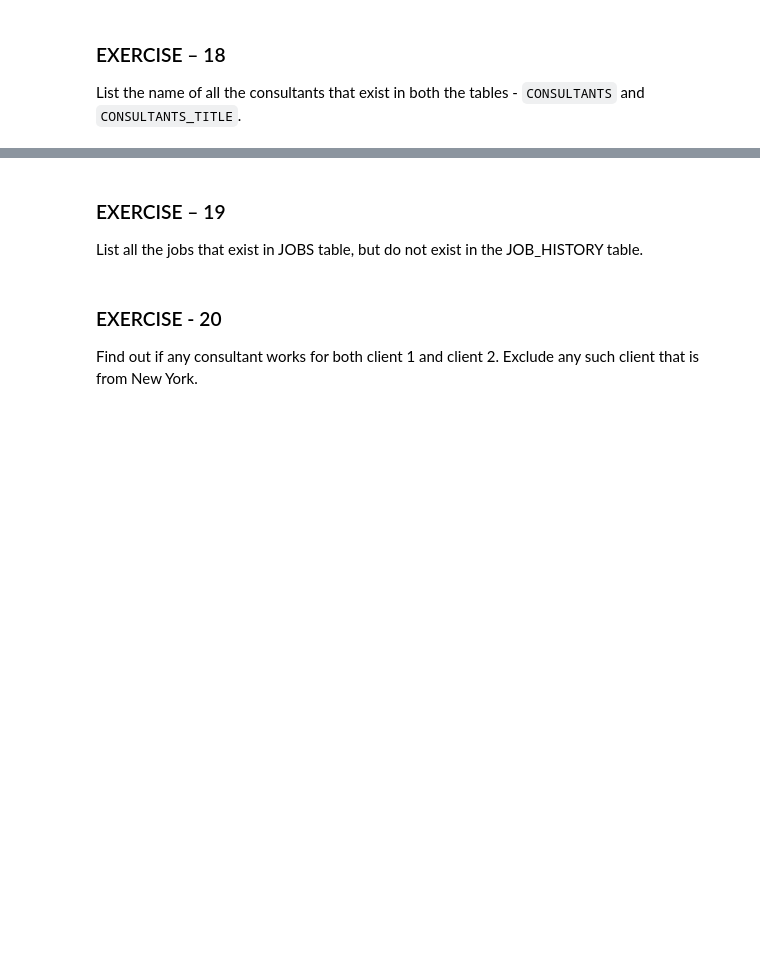
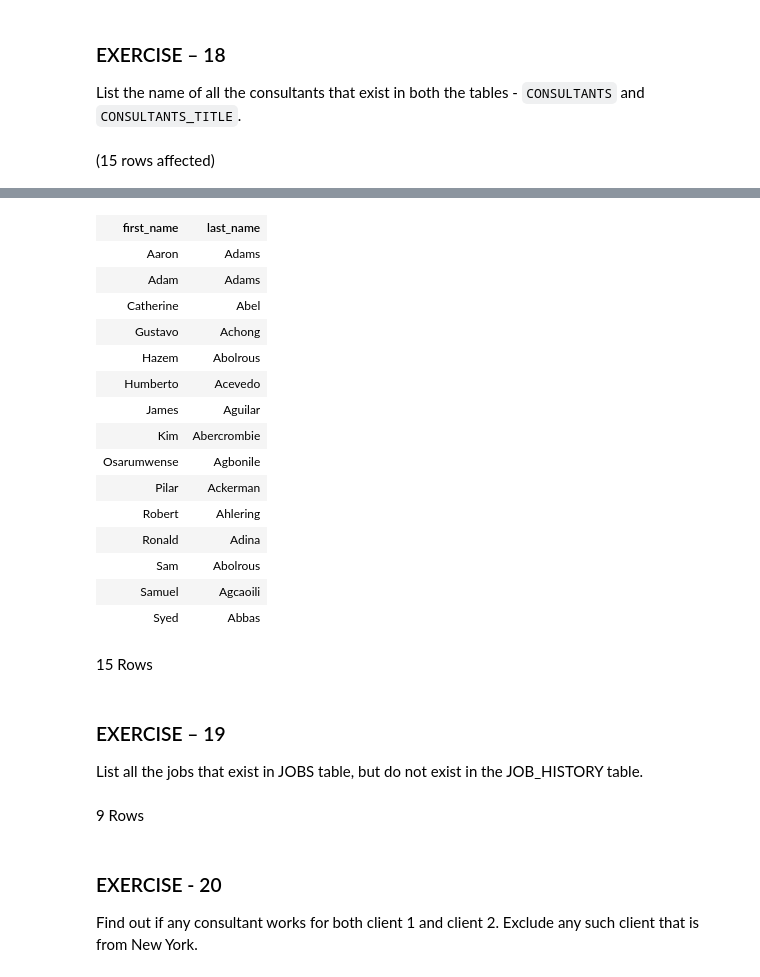
Before and after one commit to Jared-Godar/sql-exercises-cgi, a Jupyter notebook: sql_exercises_intermediate.ipynb, the cells around one changed output, grey strips where cells are left out. Cells and saved outputs as stored; diff of their text form; code cells hidden in the pictures; blank space fills up the shorter version.

```diff
--- a/sql_exercises_intermediate.ipynb
+++ b/sql_exercises_intermediate.ipynb
@@ -26,3 +78,17 @@ List the name of all the consultants that are common between the `CONSULTANTS` a
 ### EXERCISE – 18
 
 List the name of all the consultants that exist in both the tables - `CONSULTANTS` and `CONSULTANTS_TITLE`.
+# %%
+SELECT
+  first_name,
+  last_name
+FROM
+  consultants
+INTERSECT
+SELECT
+  first_name,
+  last_name
+FROM
+  consultant_title;
+# %% [output]
+(15 rows affected)
@@ -29,3 +96,21 @@ List the name of all the consultants that exist in both the tables - `CONSULTANT
+| first_name | last_name |
+| Aaron | Adams |
+| Adam | Adams |
+| Catherine | Abel |
+| Gustavo | Achong |
+| Hazem | Abolrous |
+| Humberto | Acevedo |
+| James | Aguilar |
+| Kim | Abercrombie |
+| Osarumwense | Agbonile |
+| Pilar | Ackerman |
+| Robert | Ahlering |
+| Ronald | Adina |
+| Sam | Abolrous |
+| Samuel | Agcaoili |
+| Syed | Abbas |
+# %% [markdown]
+15 Rows
 # %% [markdown]
 ### EXERCISE – 19
 
@@ -33,3 +122,5 @@ List all the jobs that exist in JOBS table, but do not exist in the JOB_HISTORY
+# %% [markdown]
+9 Rows
 # %% [markdown]
 ### EXERCISE - 20
 
```
Also changed, not shown: parts of 7 cells of this notebook, 1 other file.
